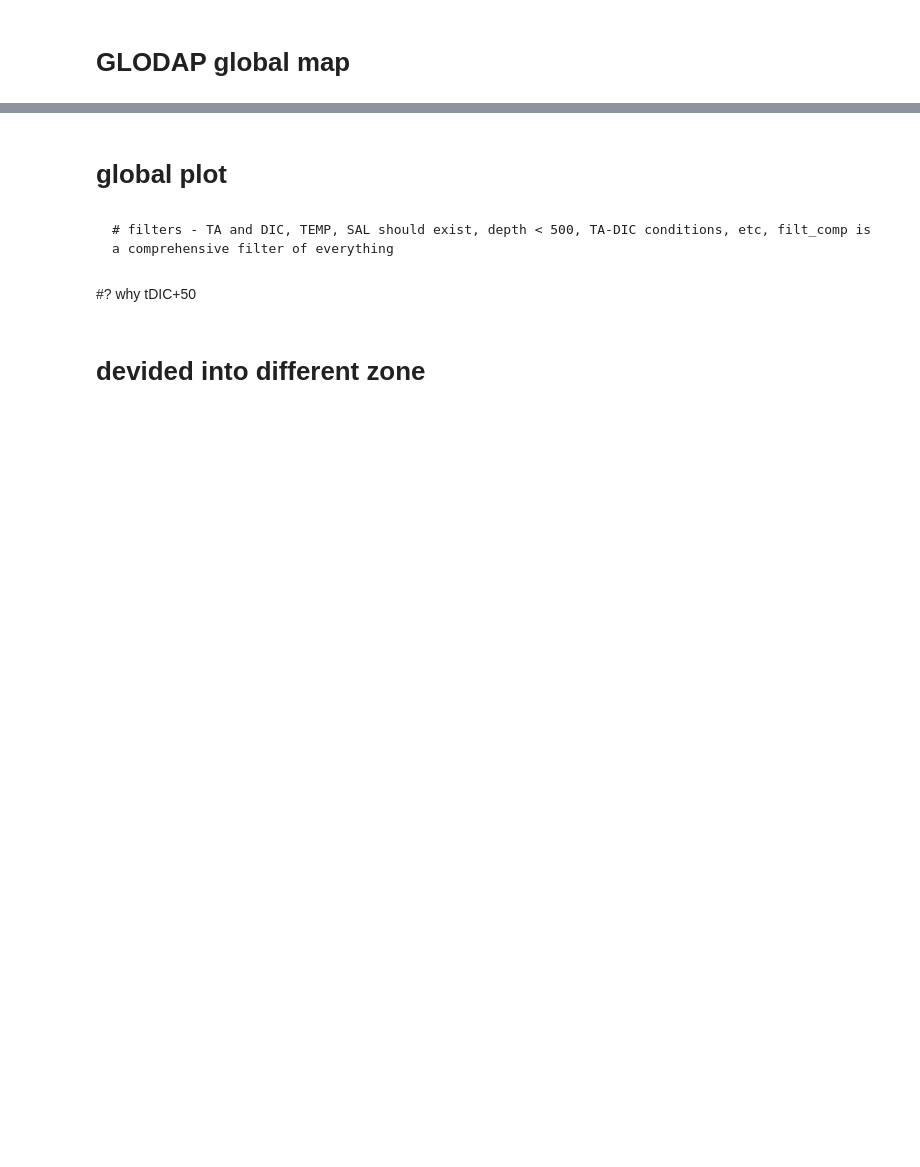
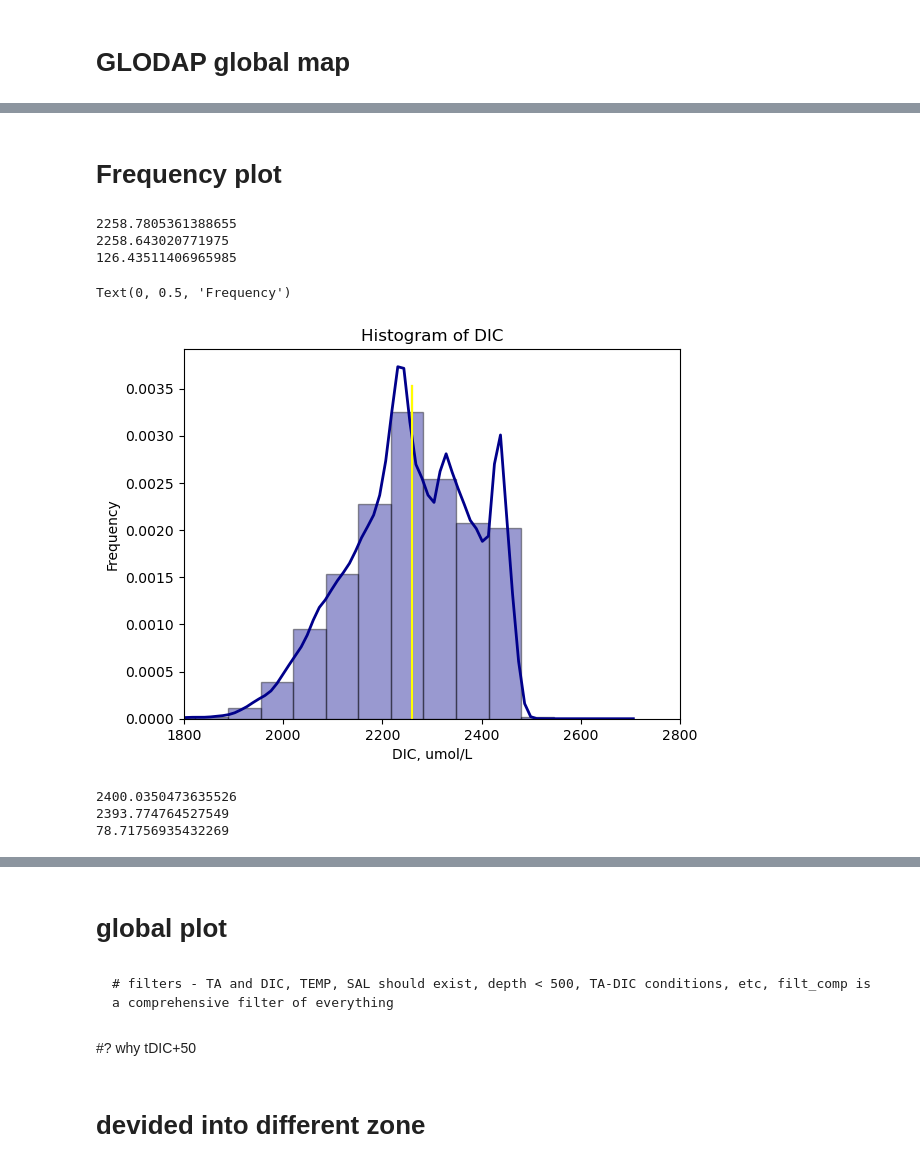
Before and after one commit to biu23/Carbonate_Chemistry_Models, a Jupyter notebook: test_script/GLODAP.ipynb, the cells around one changed output, grey strips where cells are left out. Saved outputs shown, nothing was run; the diff lists cells and outputs as text; code cells hidden in the pictures; blank space fills up the shorter version.

Commit message:
add mean, median, STD & use them to set range

```diff
--- a/test_script/GLODAP.ipynb
+++ b/test_script/GLODAP.ipynb
@@ -72,0 +57,2 @@ print(len(np.unique(tSTATION)))
+# %% [markdown]
+# Frequency plot
@@ -72,0 +61,55 @@ print(len(np.unique(tSTATION)))
+# %%
+fDIC = df[df.DIC> -999]
+fDIC = np.array(fDIC['DIC'][:])
+
+mean_DIC = np.mean(fDIC)
+print(mean_DIC)
+
+median_DIC = np.median(fDIC)
+print(median_DIC)
+
+DIC_STD = np.std(fDIC)
+print(DIC_STD)
+# %% [output]
+2258.7805361388655
+2258.643020771975
+126.43511406965985
+# %%
+# seaborn histogram
+fig, ax = plt.subplots()
+
+sns.distplot(fDIC, hist=True, kde=True,
+            bins=int(180/5),
+             color = 'darkblue',
+             hist_kws={'edgecolor':'black'},
+             kde_kws={'linewidth': 2})
+
+
+ax.axvline(x=mean_DIC, ymin=0.0, ymax=0.9, color='r')
+ax.axvline(x=median_DIC, ymin=0.0, ymax=0.9, color='yellow')
+# ax.axvline(mean_DIC, mean_DIC-DIC_STD, color='#E69F00', alpha=0.5)
+
+# Add labels
+plt.xlim(1800,2800)
+plt.title('Histogram of DIC')
+plt.xlabel('DIC, umol/L')
+plt.ylabel('Frequency')
+# %% [output]
+Text(0, 0.5, 'Frequency')
+[figure, added]
+# %%
+fALK = df[df.ALK> -999]
+fALK = np.array(fALK['ALK'][:])
+
+mean_ALK = np.mean(fALK)
+print(mean_ALK)
+
+median_ALK = np.median(fALK)
+print(median_ALK)
+
+ALK_STD = np.std(fALK)
+print(ALK_STD)
+# %% [output]
+2400.0350473635526
+2393.774764527549
+78.71756935432269
```
Also changed, not shown: parts of 11 cells of this notebook.
